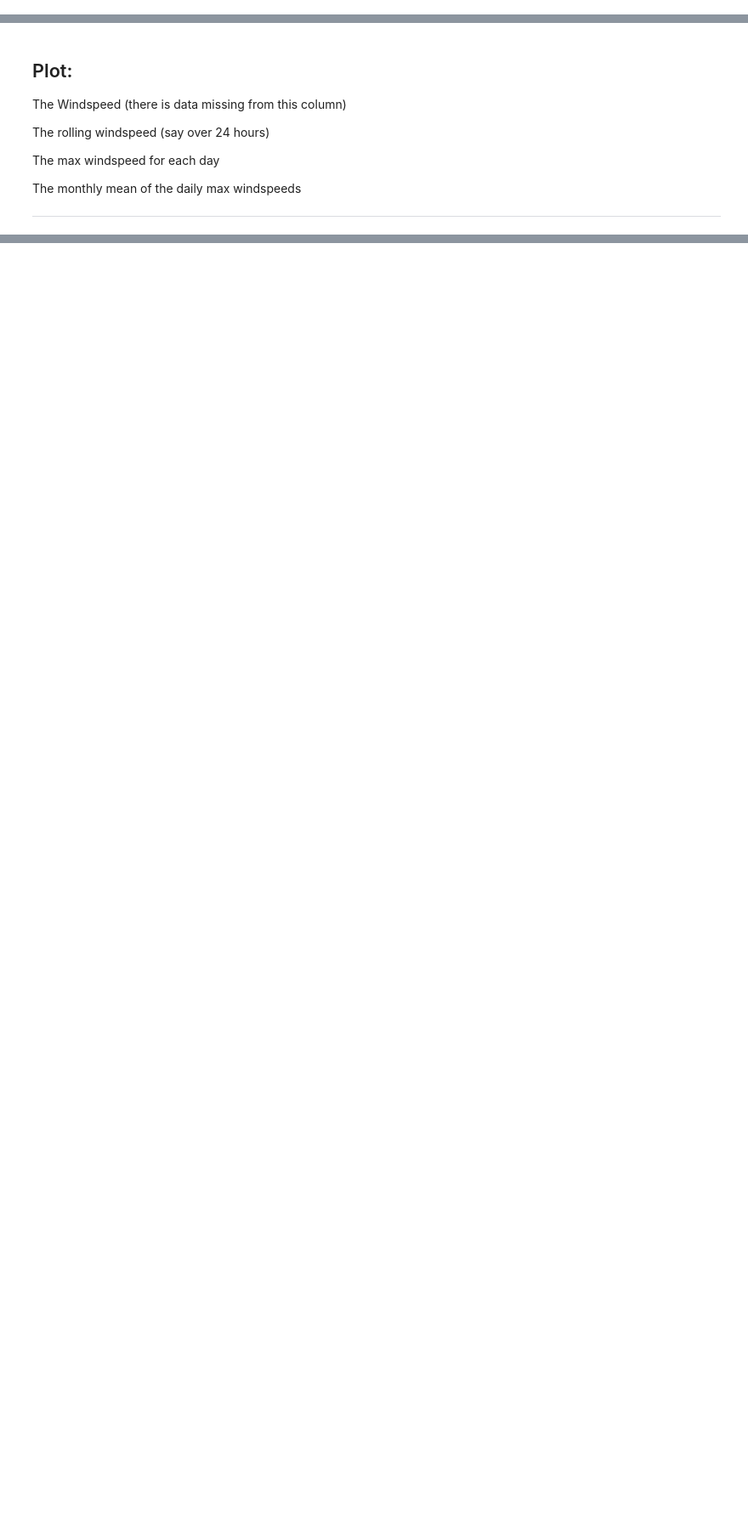
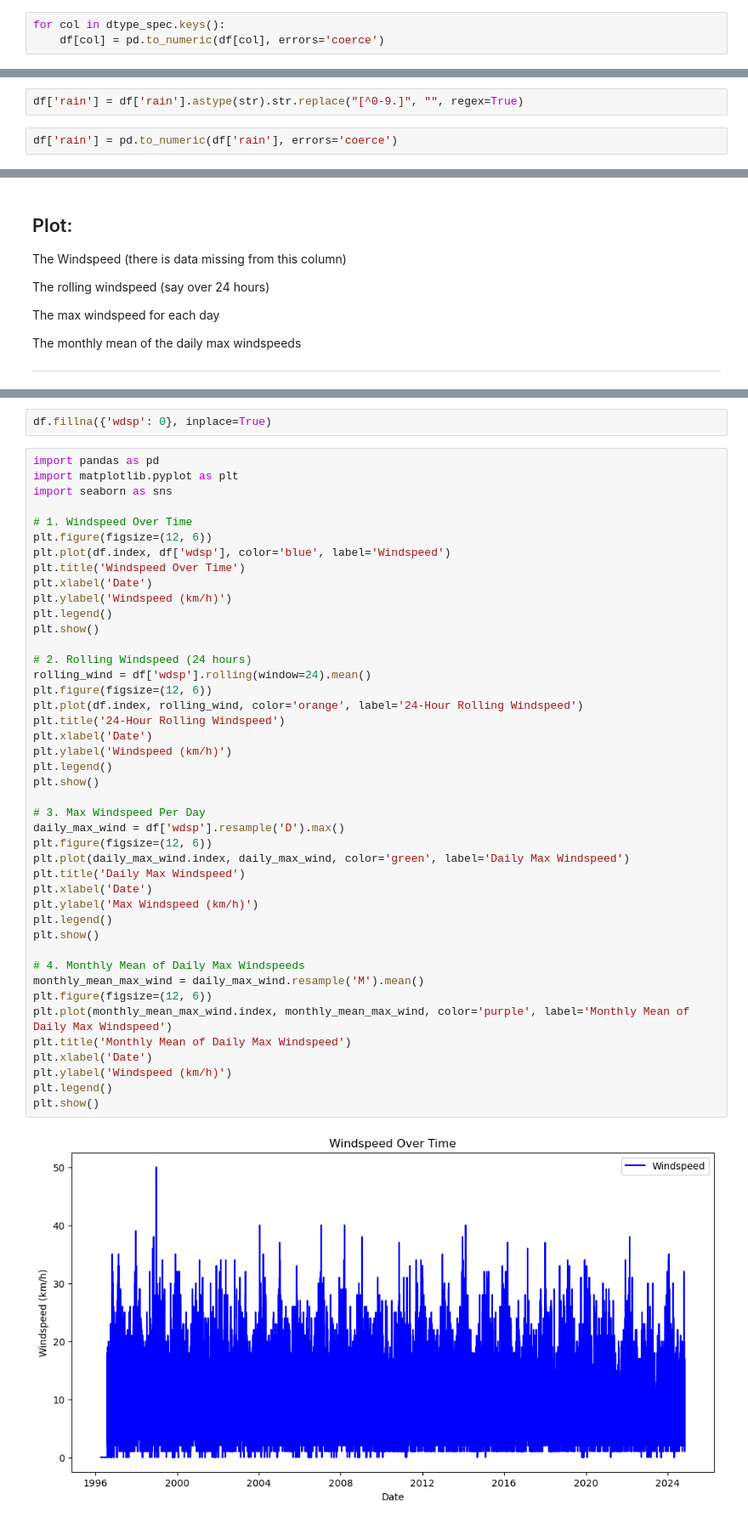
Before and after one commit to h2ohugol/PFDA-assignments, a Jupyter notebook: assignment_6_Weather.ipynb, the cells around one changed output, grey strips where cells are left out. Shown at 85% size. Cells and saved outputs as stored; diff of their text form; blank space fills up the shorter version.

Commit message:
plots weather 6

```diff
--- a/assignment_6_Weather.ipynb
+++ b/assignment_6_Weather.ipynb
@@ -149,0 +61,3 @@ df
+# %%
+for col in dtype_spec.keys():
+    df[col] = pd.to_numeric(df[col], errors='coerce')
@@ -149,0 +76,4 @@ df
+# %%
+df['rain'] = df['rain'].astype(str).str.replace("[^0-9.]", "", regex=True)
+# %%
+df['rain'] = pd.to_numeric(df['rain'], errors='coerce')
@@ -213,0 +163,47 @@ The monthly mean of the daily max windspeeds
+# %%
+df.fillna({'wdsp': 0}, inplace=True)
+# %%
+import pandas as pd
+import matplotlib.pyplot as plt
+import seaborn as sns
+
+# 1. Windspeed Over Time
+plt.figure(figsize=(12, 6))
+plt.plot(df.index, df['wdsp'], color='blue', label='Windspeed')
+plt.title('Windspeed Over Time')
+plt.xlabel('Date')
+plt.ylabel('Windspeed (km/h)')
+plt.legend()
+plt.show()
+
+# 2. Rolling Windspeed (24 hours)
+rolling_wind = df['wdsp'].rolling(window=24).mean()
+plt.figure(figsize=(12, 6))
+plt.plot(df.index, rolling_wind, color='orange', label='24-Hour Rolling Windspeed')
+plt.title('24-Hour Rolling Windspeed')
+plt.xlabel('Date')
+plt.ylabel('Windspeed (km/h)')
+plt.legend()
+plt.show()
+
+# 3. Max Windspeed Per Day
+daily_max_wind = df['wdsp'].resample('D').max()
+plt.figure(figsize=(12, 6))
+plt.plot(daily_max_wind.index, daily_max_wind, color='green', label='Daily Max Windspeed')
+plt.title('Daily Max Windspeed')
+plt.xlabel('Date')
+plt.ylabel('Max Windspeed (km/h)')
+plt.legend()
+plt.show()
+
+# 4. Monthly Mean of Daily Max Windspeeds
+monthly_mean_max_wind = daily_max_wind.resample('M').mean()
+plt.figure(figsize=(12, 6))
+plt.plot(monthly_mean_max_wind.index, monthly_mean_max_wind, color='purple', label='Monthly Mean of Daily Max Windspeed')
+plt.title('Monthly Mean of Daily Max Windspeed')
+plt.xlabel('Date')
+plt.ylabel('Windspeed (km/h)')
+plt.legend()
+plt.show()
+# %% [output]
+[figure, added]
```
Also changed, not shown: parts of 13 cells of this notebook.
